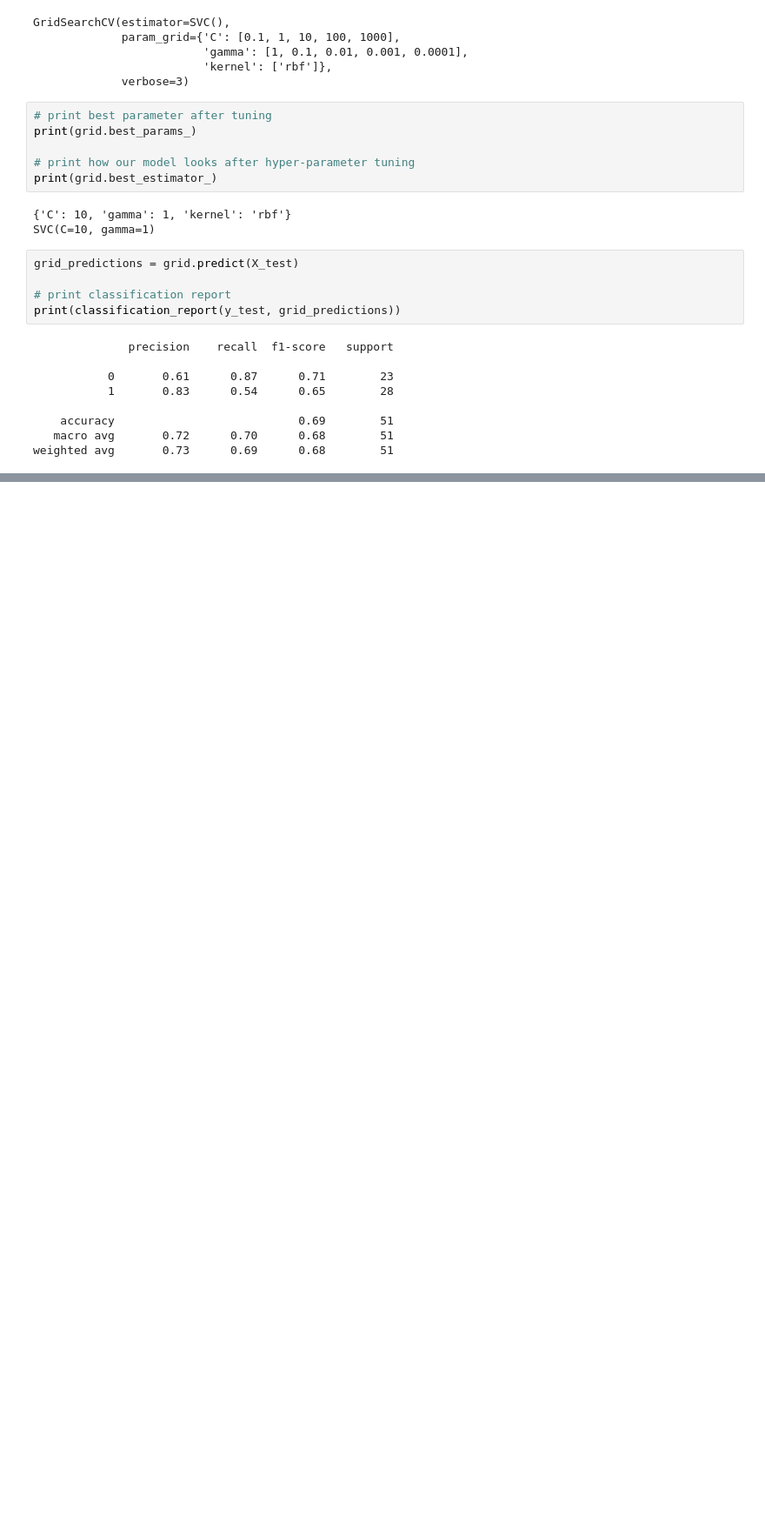
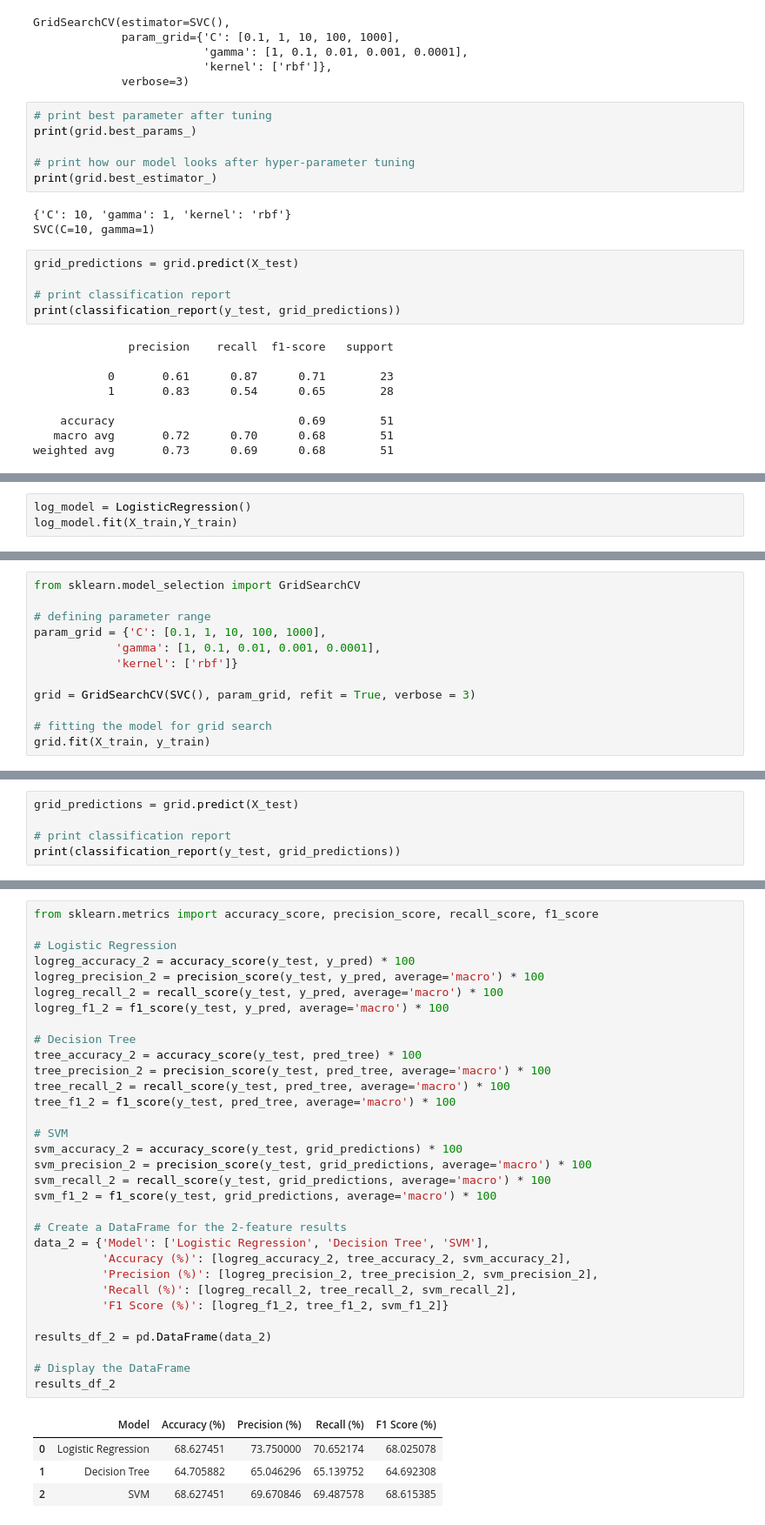
Before and after one commit to Geez-l/litoX, a Jupyter notebook: litoX_preprocessing.ipynb, the cells around one changed output, grey strips where cells are left out. Shown at 87% size. Cells and saved outputs as stored; diff of their text form; blank space fills up the shorter version.

```diff
--- a/litoX_preprocessing.ipynb
+++ b/litoX_preprocessing.ipynb
@@ -1453,0 +1468,3 @@ results_df_5
+# %%
+log_model = LogisticRegression()
+log_model.fit(X_train,Y_train)
@@ -1453,0 +1562,12 @@ results_df_5
+# %%
+from sklearn.model_selection import GridSearchCV
+
+# defining parameter range
+param_grid = {'C': [0.1, 1, 10, 100, 1000],
+			'gamma': [1, 0.1, 0.01, 0.001, 0.0001],
+			'kernel': ['rbf']}
+
+grid = GridSearchCV(SVC(), param_grid, refit = True, verbose = 3)
+
+# fitting the model for grid search
+grid.fit(X_train, y_train)
@@ -1453,0 +1606,5 @@ results_df_5
+# %%
+grid_predictions = grid.predict(X_test)
+
+# print classification report
+print(classification_report(y_test, grid_predictions))
@@ -1453,0 +1620,37 @@ results_df_5
+# %%
+from sklearn.metrics import accuracy_score, precision_score, recall_score, f1_score
+
+# Logistic Regression
+logreg_accuracy_2 = accuracy_score(y_test, y_pred) * 100
+logreg_precision_2 = precision_score(y_test, y_pred, average='macro') * 100
+logreg_recall_2 = recall_score(y_test, y_pred, average='macro') * 100
+logreg_f1_2 = f1_score(y_test, y_pred, average='macro') * 100
+
+# Decision Tree
+tree_accuracy_2 = accuracy_score(y_test, pred_tree) * 100
+tree_precision_2 = precision_score(y_test, pred_tree, average='macro') * 100
+tree_recall_2 = recall_score(y_test, pred_tree, average='macro') * 100
+tree_f1_2 = f1_score(y_test, pred_tree, average='macro') * 100
+
+# SVM
+svm_accuracy_2 = accuracy_score(y_test, grid_predictions) * 100
+svm_precision_2 = precision_score(y_test, grid_predictions, average='macro') * 100
+svm_recall_2 = recall_score(y_test, grid_predictions, average='macro') * 100
+svm_f1_2 = f1_score(y_test, grid_predictions, average='macro') * 100
+
+# Create a DataFrame for the 2-feature results
+data_2 = {'Model': ['Logistic Regression', 'Decision Tree', 'SVM'],
+          'Accuracy (%)': [logreg_accuracy_2, tree_accuracy_2, svm_accuracy_2],
+          'Precision (%)': [logreg_precision_2, tree_precision_2, svm_precision_2],
+          'Recall (%)': [logreg_recall_2, tree_recall_2, svm_recall_2],
+          'F1 Score (%)': [logreg_f1_2, tree_f1_2, svm_f1_2]}
+
+results_df_2 = pd.DataFrame(data_2)
+
+# Display the DataFrame
+results_df_2
+# %% [output]
+|  | Model | Accuracy (%) | Precision (%) | Recall (%) | F1 Score (%) |
+| 0 | Logistic Regression | 68.627451 | 73.750000 | 70.652174 | 68.025078 |
+| 1 | Decision Tree | 64.705882 | 65.046296 | 65.139752 | 64.692308 |
+| 2 | SVM | 68.627451 | 69.670846 | 69.487578 | 68.615385 |
```
Also changed, not shown: parts of 20 cells of this notebook.
